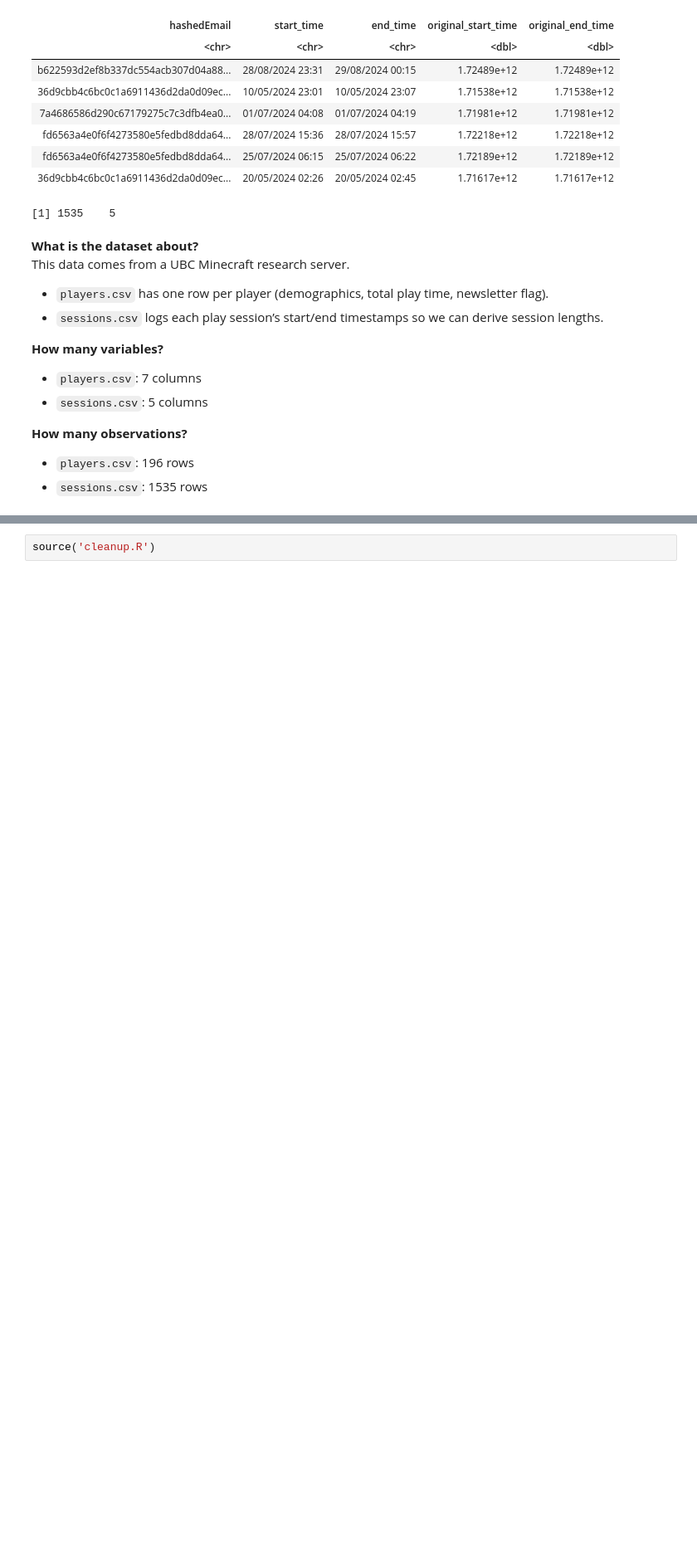
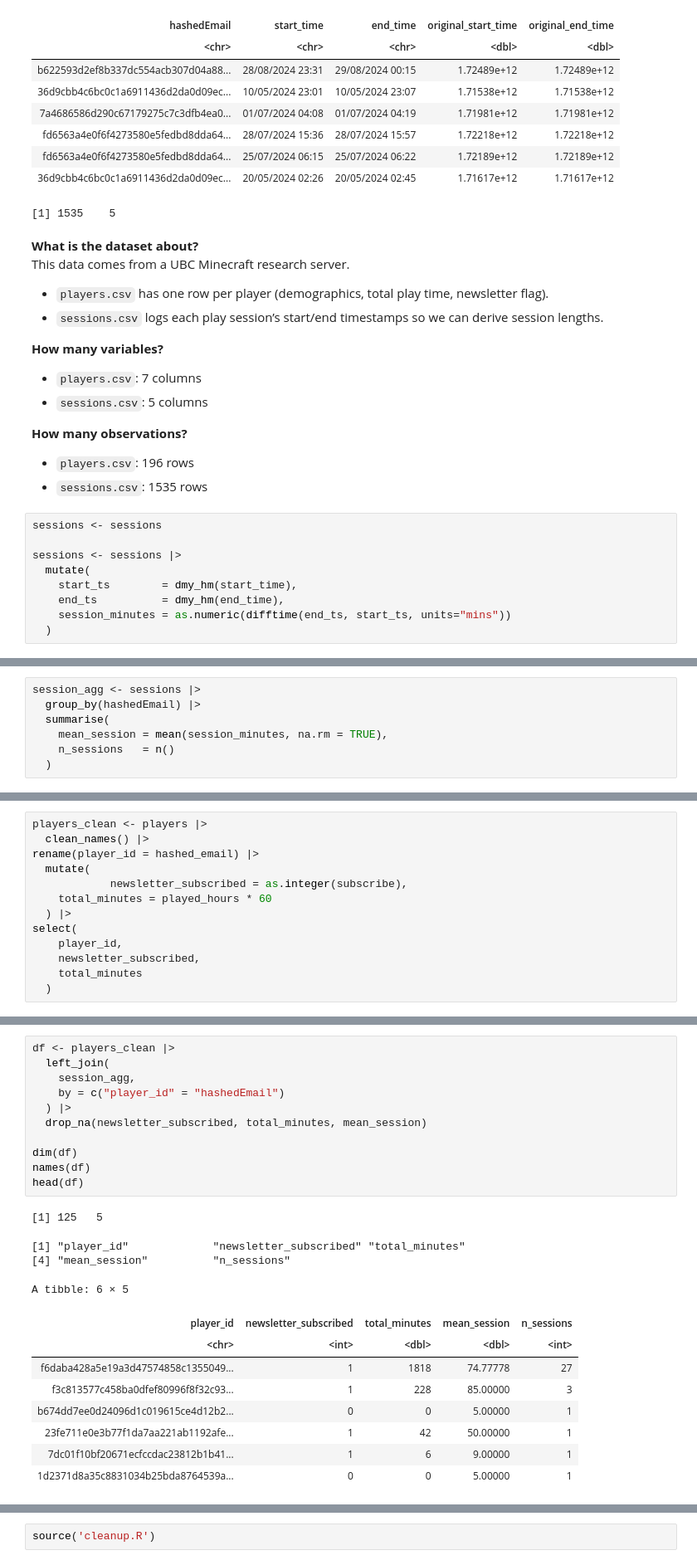
Before and after one commit to smirsham/DSCI-100-Project, a Jupyter notebook: Project_Code.ipynb, the cells around one changed output, grey strips where cells are left out. Shown: that part at 83% size. Saved outputs shown, nothing was run; the diff lists cells and outputs as text; blank space fills up the shorter version.

Commit message:
Activity 2
1. Made sure time is in minutes
2. changed hashed email to ID
3. merged the data and dropped the ones with missing values. Only included players with session records.

```diff
--- a/Project_Code.ipynb
+++ b/Project_Code.ipynb
@@ -101,3 +120,12 @@ This data comes from a UBC Minecraft research server.
 **How many observations?**
 - `players.csv`: 196 rows
 - `sessions.csv`: 1535 rows
+# %%
+sessions <- sessions
+
+sessions <- sessions |>
+  mutate(
+    start_ts        = dmy_hm(start_time),
+    end_ts          = dmy_hm(end_time),
+    session_minutes = as.numeric(difftime(end_ts, start_ts, units="mins"))
+  )
@@ -103,0 +140,7 @@ This data comes from a UBC Minecraft research server.
+# %%
+session_agg <- sessions |>
+  group_by(hashedEmail) |>
+  summarise(
+    mean_session = mean(session_minutes, na.rm = TRUE),
+    n_sessions   = n()
+  )
@@ -103,0 +159,13 @@ This data comes from a UBC Minecraft research server.
+# %%
+players_clean <- players |>
+  clean_names() |>
+rename(player_id = hashed_email) |>
+  mutate(
+            newsletter_subscribed = as.integer(subscribe),
+    total_minutes = played_hours * 60
+  ) |>
+select(
+    player_id,
+    newsletter_subscribed,
+    total_minutes
+  )
@@ -103,0 +184,24 @@ This data comes from a UBC Minecraft research server.
+# %%
+df <- players_clean |>
+  left_join(
+    session_agg,
+    by = c("player_id" = "hashedEmail")
+  ) |>
+  drop_na(newsletter_subscribed, total_minutes, mean_session)
+
+dim(df)
+names(df)
+head(df)
+# %% [output]
+[1] 125   5
+[1] "player_id"             "newsletter_subscribed" "total_minutes"
+[4] "mean_session"          "n_sessions"
+A tibble: 6 × 5
+| player_id | newsletter_subscribed | total_minutes | mean_session | n_sessions |
+| <chr> | <int> | <dbl> | <dbl> | <int> |
+| f6daba428a5e19a3d47574858c1355049... | 1 | 1818 | 74.77778 | 27 |
+| f3c813577c458ba0dfef80996f8f32c93... | 1 | 228 | 85.00000 | 3 |
+| b674dd7ee0d24096d1c019615ce4d12b2... | 0 | 0 | 5.00000 | 1 |
+| 23fe711e0e3b77f1da7aa221ab1192afe... | 1 | 42 | 50.00000 | 1 |
+| 7dc01f10bf20671ecfccdac23812b1b41... | 1 | 6 | 9.00000 | 1 |
+| 1d2371d8a35c8831034b25bda8764539a... | 0 | 0 | 5.00000 | 1 |
```
Also changed, not shown: parts of 7 cells of this notebook.
